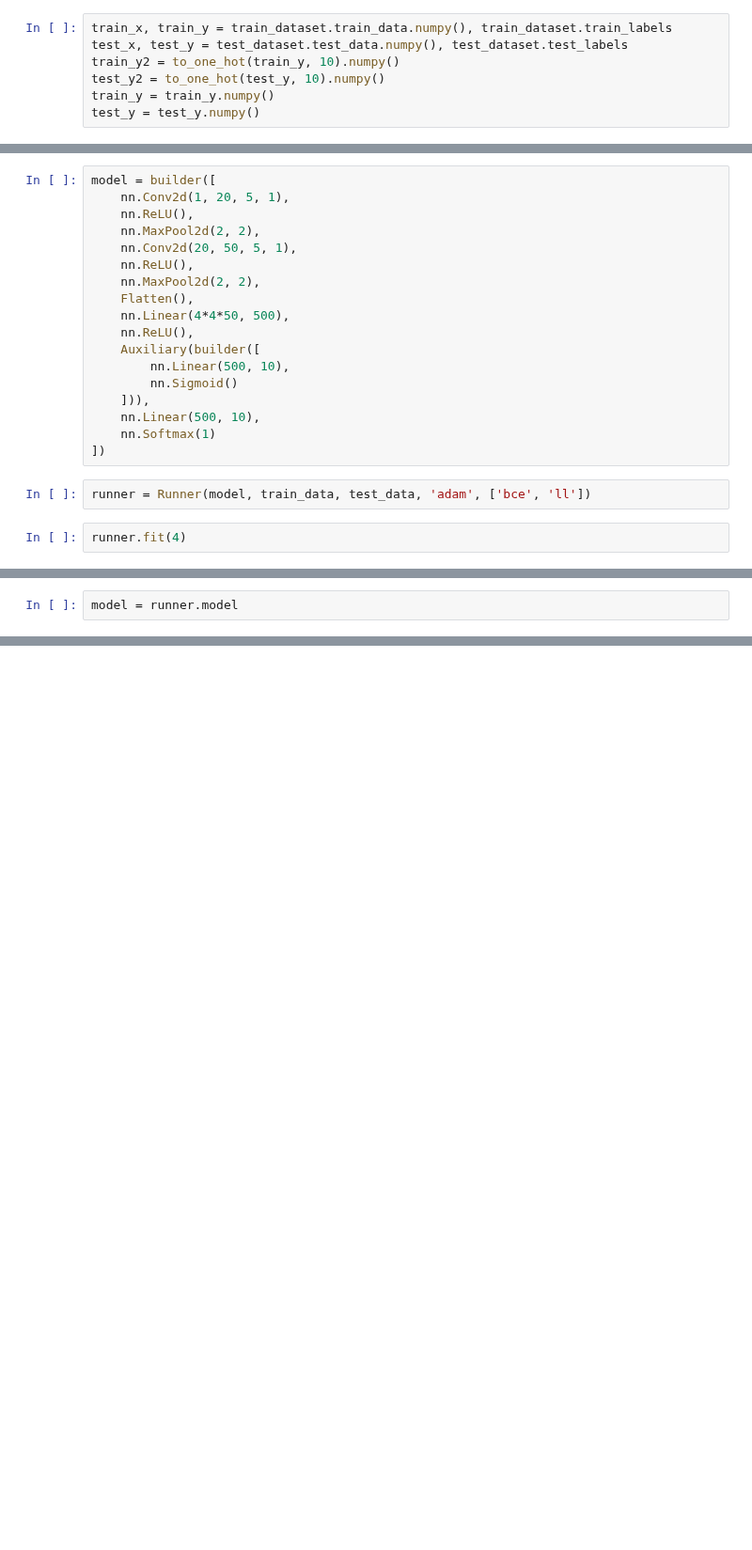
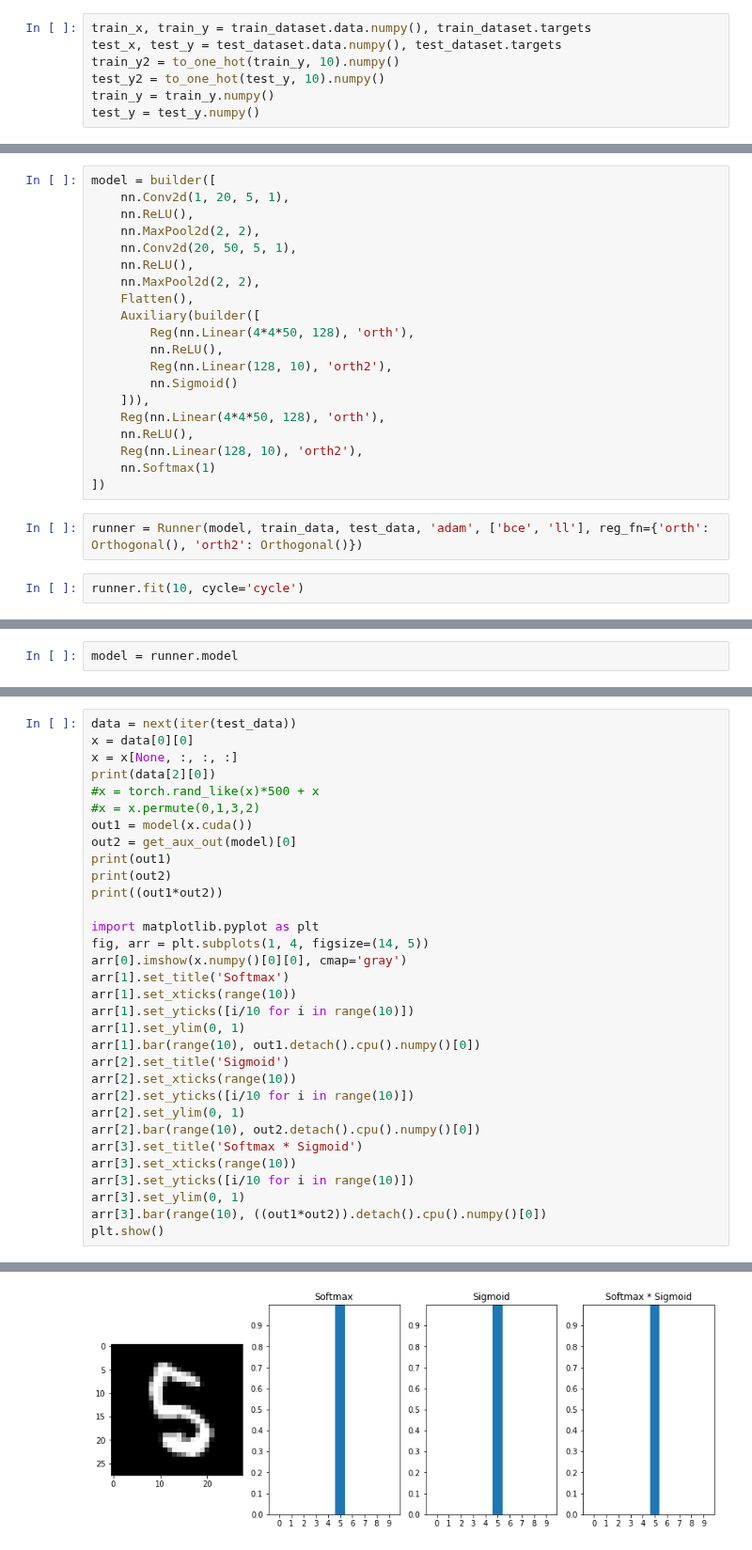
Before and after one commit to CorcovadoMing/Researchlib, a Jupyter notebook: Exp_MNIST.ipynb, the cells around one changed output, grey strips where cells are left out. Shown at 94% size. Saved outputs shown, nothing was run; the diff lists cells and outputs as text; blank space fills up the shorter version.

Commit message:
Fix several bugs; add squeeze/unsqueeze/permute

```diff
--- a/Exp_MNIST.ipynb
+++ b/Exp_MNIST.ipynb
@@ -7,8 +7,8 @@ from researchlib.single_import import *
 train_dataset = MNIST(True)
 test_dataset = MNIST(False)
 # %%
-train_x, train_y = train_dataset.train_data.numpy(), train_dataset.train_labels
-test_x, test_y = test_dataset.test_data.numpy(), test_dataset.test_labels
+train_x, train_y = train_dataset.data.numpy(), train_dataset.targets
+test_x, test_y = test_dataset.data.numpy(), test_dataset.targets
 train_y2 = to_one_hot(train_y, 10).numpy()
 test_y2 = to_one_hot(test_y, 10).numpy()
 train_y = train_y.numpy()
@@ -37,19 +63,21 @@ model = builder([
     nn.ReLU(),
     nn.MaxPool2d(2, 2),
     Flatten(),
-    nn.Linear(4*4*50, 500),
-    nn.ReLU(),
     Auxiliary(builder([
-        nn.Linear(500, 10),
+        Reg(nn.Linear(4*4*50, 128), 'orth'),
+        nn.ReLU(),
+        Reg(nn.Linear(128, 10), 'orth2'),
         nn.Sigmoid()
     ])),
-    nn.Linear(500, 10),
+    Reg(nn.Linear(4*4*50, 128), 'orth'),
+    nn.ReLU(),
+    Reg(nn.Linear(128, 10), 'orth2'),
     nn.Softmax(1)
 ])
 # %%
-runner = Runner(model, train_data, test_data, 'adam', ['bce', 'll'])
+runner = Runner(model, train_data, test_data, 'adam', ['bce', 'll'], reg_fn={'orth': Orthogonal(), 'orth2': Orthogonal()})
 # %%
-runner.fit(4)
+runner.fit(10, cycle='cycle')
 # %% [output]
 [interactive output not drawn]
 [interactive output not drawn]
@@ -86,0 +99,33 @@ tensor([[9.9991e-01, 1.2919e-19, 1.2684e-16, 5.0329e-17, 1.0148e-15, 4.6480e-09,
+# %%
+data = next(iter(test_data))
+x = data[0][0]
+x = x[None, :, :, :]
+print(data[2][0])
+#x = torch.rand_like(x)*500 + x
+#x = x.permute(0,1,3,2)
+out1 = model(x.cuda())
+out2 = get_aux_out(model)[0]
+print(out1)
+print(out2)
+print((out1*out2))
+
+import matplotlib.pyplot as plt
+fig, arr = plt.subplots(1, 4, figsize=(14, 5))
+arr[0].imshow(x.numpy()[0][0], cmap='gray')
+arr[1].set_title('Softmax')
+arr[1].set_xticks(range(10))
+arr[1].set_yticks([i/10 for i in range(10)])
+arr[1].set_ylim(0, 1)
+arr[1].bar(range(10), out1.detach().cpu().numpy()[0])
+arr[2].set_title('Sigmoid')
+arr[2].set_xticks(range(10))
+arr[2].set_yticks([i/10 for i in range(10)])
+arr[2].set_ylim(0, 1)
+arr[2].bar(range(10), out2.detach().cpu().numpy()[0])
+arr[3].set_title('Softmax * Sigmoid')
+arr[3].set_xticks(range(10))
+arr[3].set_yticks([i/10 for i in range(10)])
+arr[3].set_ylim(0, 1)
+arr[3].bar(range(10), ((out1*out2)).detach().cpu().numpy()[0])
+plt.show()
+# %% [output]
@@ -86,0 +142 @@ tensor([[9.9991e-01, 1.2919e-19, 1.2684e-16, 5.0329e-17, 1.0148e-15, 4.6480e-09,
+[figure, added]
```
Also changed, not shown: parts of 5 cells of this notebook, 10 other files.
